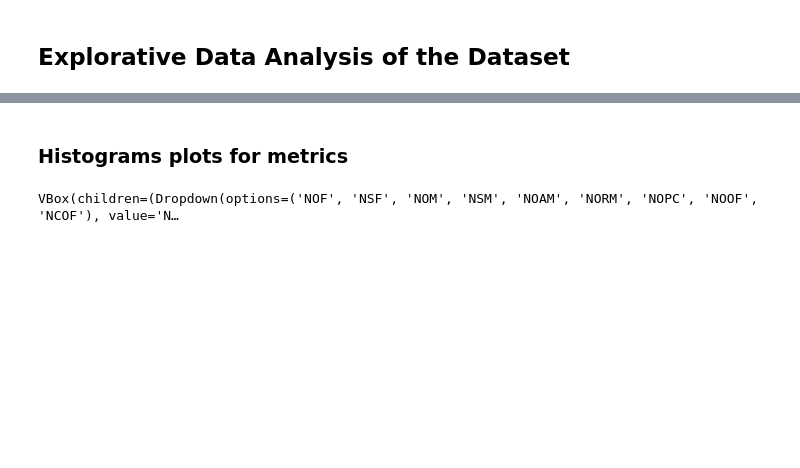
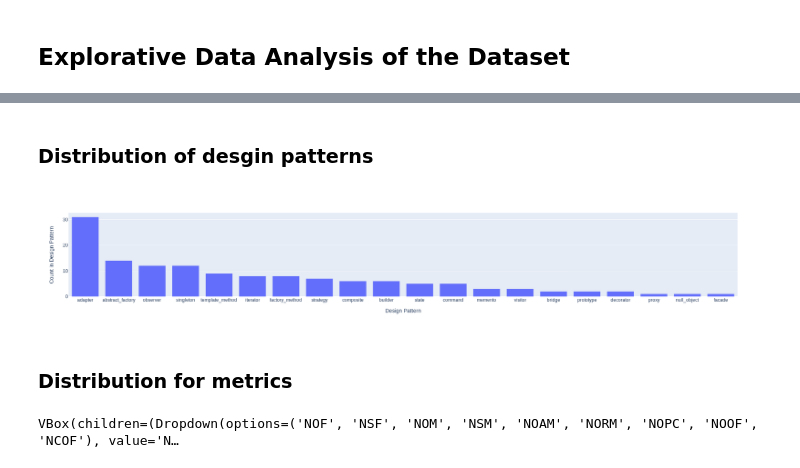
Before and after one commit to bongofriend/master_thesis, a Jupyter notebook: project/metrics.ipynb, the cells around one changed output, grey strips where cells are left out. Drawn from its saved outputs; the diff is of its cells as text; code cells hidden in the pictures; blank space fills up the shorter version.

```diff
--- a/project/metrics.ipynb
+++ b/project/metrics.ipynb
@@ -103,5 +145,16 @@ interactive(children=(Dropdown(description='micro_arch', options=('micro_arch_41
+# %% [markdown]
+### Distribution of desgin patterns
+# %%
+df_binned_by_micro_arch_dp = df.copy()
+df_binned_by_micro_arch_dp = df_binned_by_micro_arch_dp.drop_duplicates(['micro_architecture', 'design_pattern']).reset_index()
+df_binned_by_micro_arch_dp = df_binned_by_micro_arch_dp['design_pattern'].value_counts().reset_index()
+
+fig = px.histogram(df_binned_by_micro_arch_dp, x='design_pattern', y='count')
+fig.update_layout(xaxis_title='Design Pattern', yaxis_title='Count in Design Pattern')
+# %% [output]
+[figure, added]
 # %% [markdown]
-### Histograms plots for metrics
+### Distribution for metrics
 # %%
 def initial_histogram():
     return go.Histogram(
```
Also changed, not shown: parts of 9 cells of this notebook, 2 other files.
